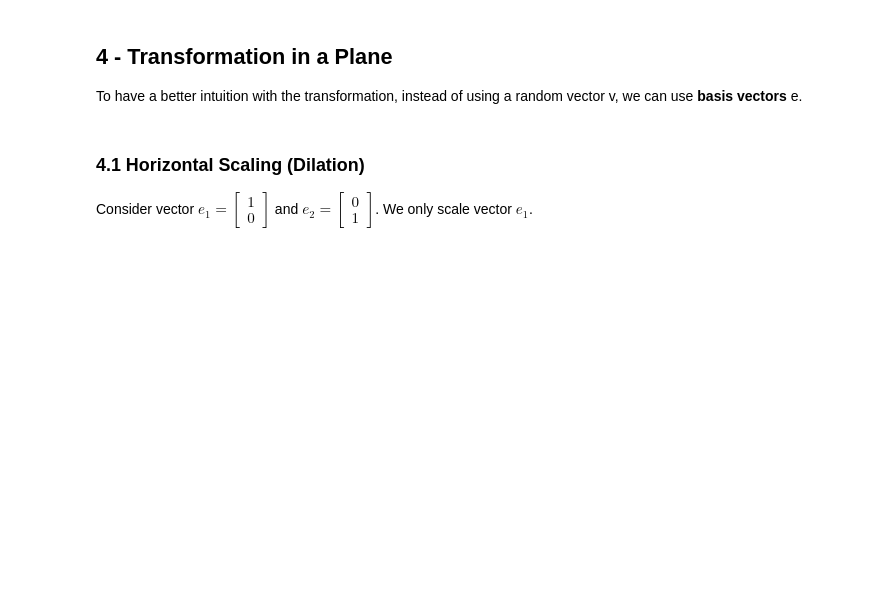
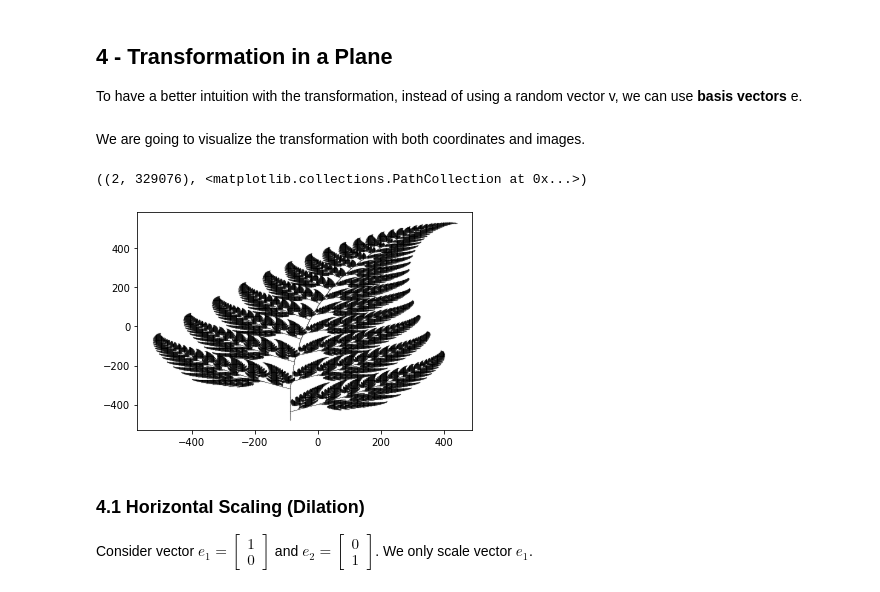
Before and after one commit to anbinh-bui/Linear-Algebra-DeepLearning.AI, a Jupyter notebook: Week 3-3.ipynb, the cells around one changed output. Drawn from its saved outputs; the diff is of its cells as text; code cells hidden in the pictures; blank space fills up the shorter version.

Commit message:
Linear Transformation and Application in Computer Graphics

```diff
--- a/Week 3-3.ipynb
+++ b/Week 3-3.ipynb
@@ -77,6 +77,8 @@ def transform_vectors(T, v1, v2):
     """
     V = np.hstack((v1, v2))
     return T(V)
+# %% [markdown]
+We are going to visualize the transformation with both coordinates and images.
 # %%
 import matplotlib.pyplot as plt
 
@@ -120,6 +122,12 @@ def plot_transformation(T, e1, e2):
 
     plt.gca().set_aspect("equal")
     plt.show()
+# %%
+img = np.loadtxt('image.txt')
+img.shape, plt.scatter(img[0], img[1], s=0.001, color='black') # Original image
+# %% [output]
+((2, 329076), <matplotlib.collections.PathCollection at 0x...>)
+[figure, added]
 # %% [markdown]
 ### 4.1 Horizontal Scaling (Dilation)
 Consider vector $e_1=\begin{bmatrix}1 \\ 0\end{bmatrix}$ and $e_2=\begin{bmatrix}0 \\ 1\end{bmatrix}$. We only scale vector $e_1$.
```
Also changed, not shown: parts of 13 cells of this notebook, 2 other files.
